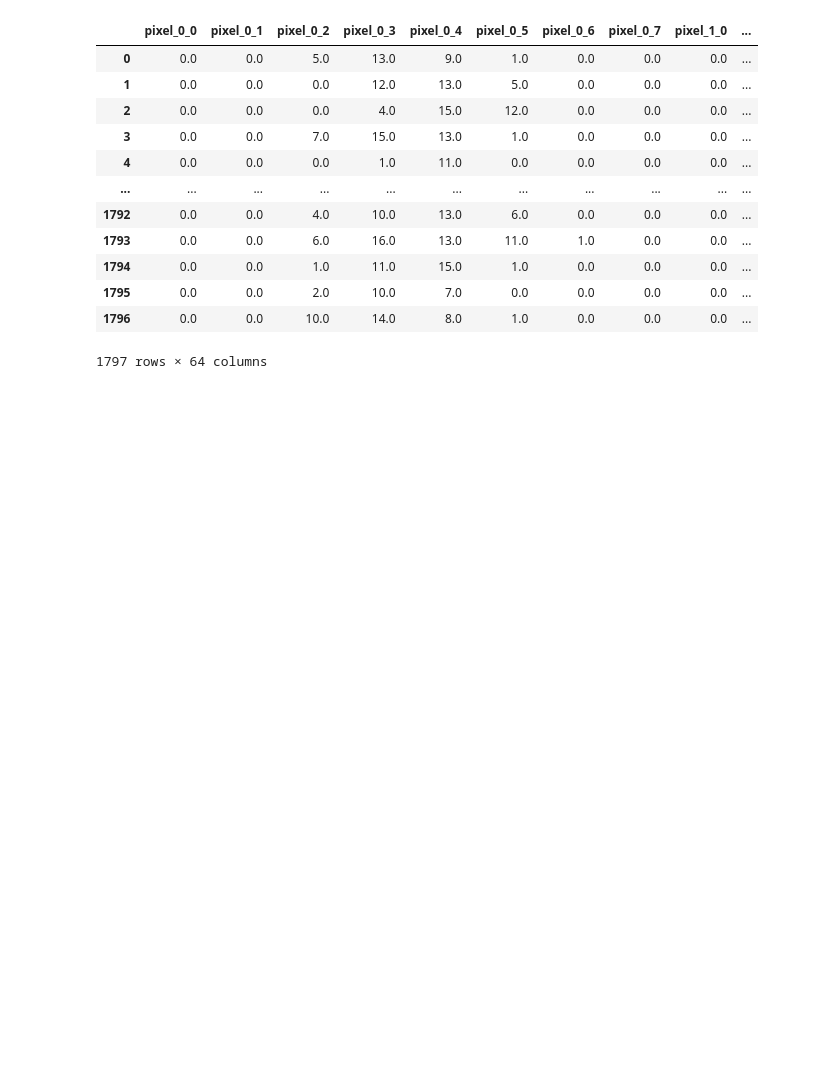
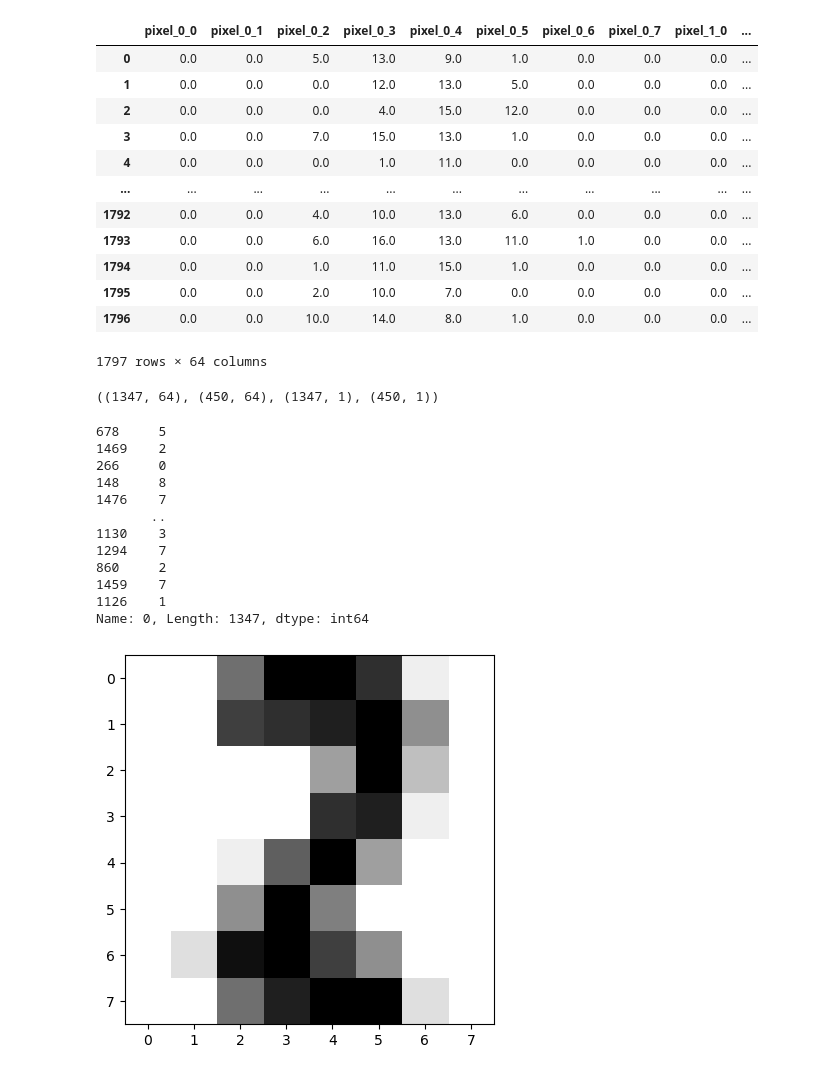
Before and after one commit to Svved/ITS_FirstProject, a Jupyter notebook: Esercizi/MNIST.ipynb, the cells around one changed output. Cells and saved outputs as stored; diff of their text form; code cells hidden in the pictures; blank space fills up the shorter version.

```diff
--- a/Esercizi/MNIST.ipynb
+++ b/Esercizi/MNIST.ipynb
@@ -269,0 +275,26 @@ df
+# %%
+x = df            # che poteva essere x = ds.data
+y = target_df     # poteva essere y = ds.target
+# %%
+X_train, X_test, y_train, y_test = train_test_split(x, y , random_state=seed)
+# %%
+X_train.shape, X_test.shape, y_train.shape, y_test.shape
+# %% [output]
+((1347, 64), (450, 64), (1347, 1), (450, 1))
+# %%
+plt.imshow(np.array(X_train)[1344].reshape(8,8),cmap='gray_r');
+y_train[0]
+# %% [output]
+678     5
+1469    2
+266     0
+148     8
+1476    7
+       ..
+1130    3
+1294    7
+860     2
+1459    7
+1126    1
+Name: 0, Length: 1347, dtype: int64
+[figure, added]
```
Also changed, not shown: parts of 2 cells of this notebook.
